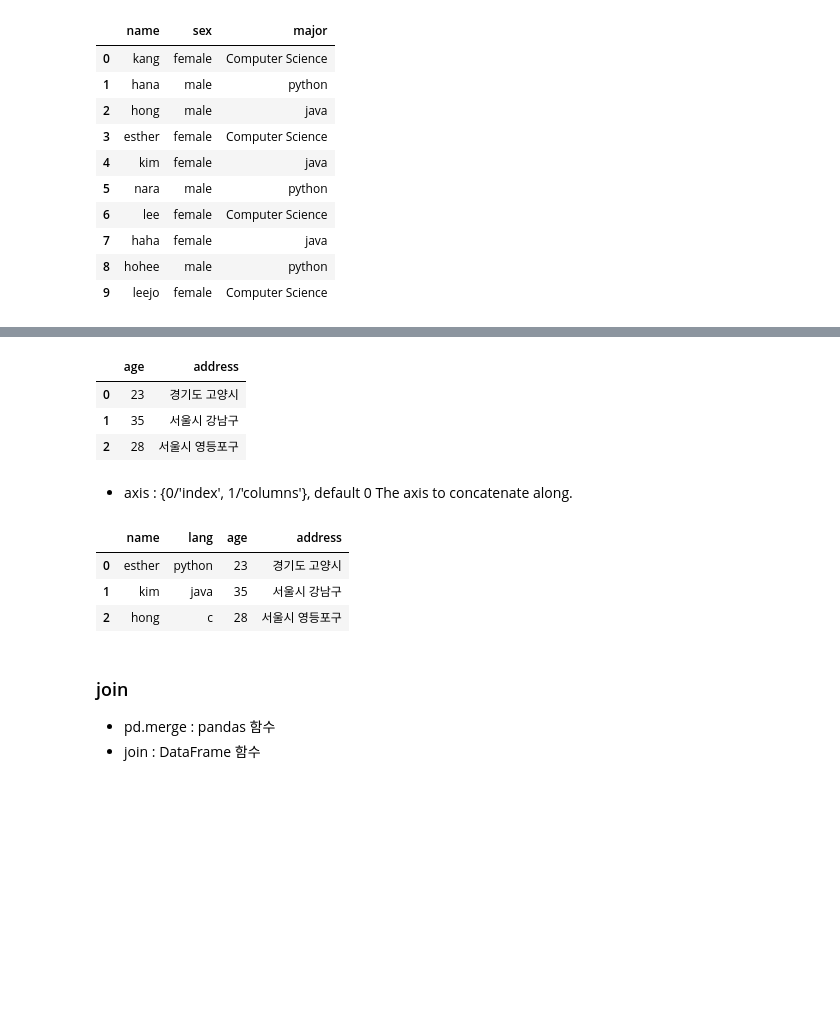
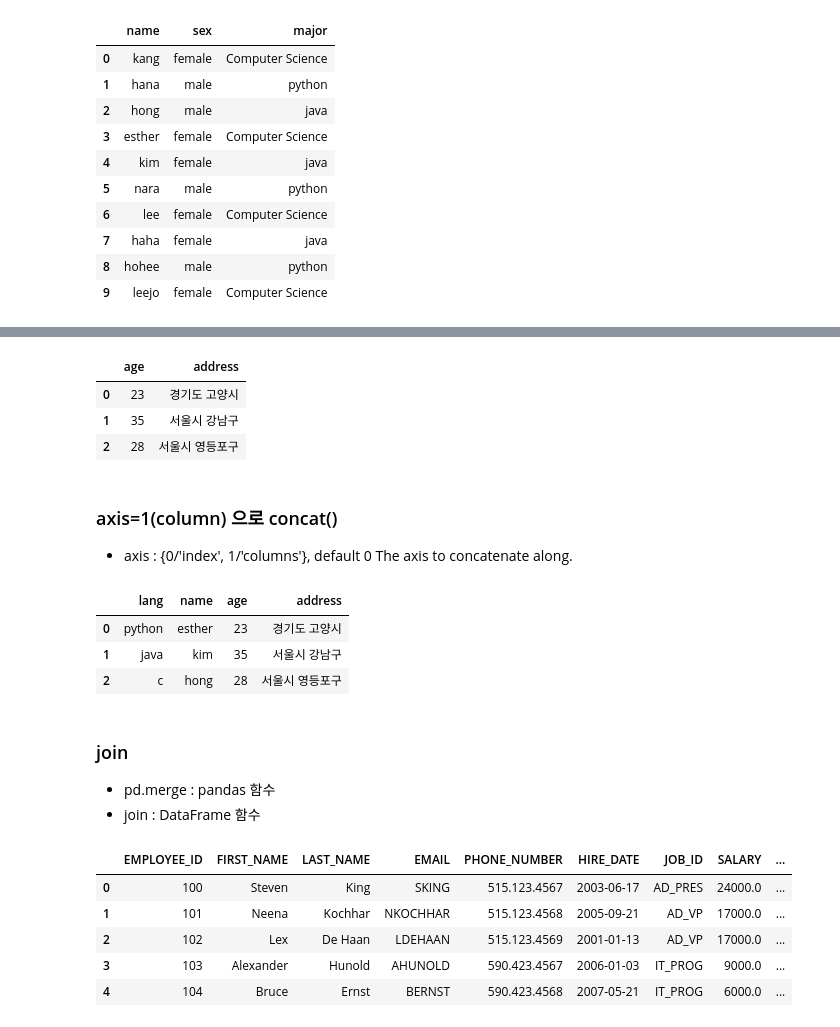
Before and after one commit to SwimmingHwang/practice-python, a Jupyter notebook: python_data_analysis(2)_pandas(4).ipynb, the cells around one changed output, grey strips where cells are left out. Saved outputs shown, nothing was run; the diff lists cells and outputs as text; code cells hidden in the pictures; blank space fills up the shorter version.

```diff
--- a/python_data_analysis(2)_pandas(4).ipynb
+++ b/python_data_analysis(2)_pandas(4).ipynb
@@ -275,26 +366,25 @@ list3 = [
     {"age":35, 'address':'서울시 강남구'},
     {"age":28, 'address':'서울시 영등포구'},
 ]
+df3 = pd.DataFrame(list3, columns=['age','address'])
+df3
+# %% [output]
+|  | age | address |
+| 0 | 23 | 경기도 고양시 |
+| 1 | 35 | 서울시 강남구 |
+| 2 | 28 | 서울시 영등포구 |
-# %%
-df3 = pd.DataFrame(list3, columns=['age','address'])
-df3
-# %% [output]
-|  | age | address |
-| 0 | 23 | 경기도 고양시 |
-| 1 | 35 | 서울시 강남구 |
-| 2 | 28 | 서울시 영등포구 |
 # %% [markdown]
+### axis=1(column) 으로 concat()
 - axis : {0/'index', 1/'columns'}, default 0
     The axis to concatenate along.
 # %%
 result_col = pd.concat([df1,df3],axis = 1) # axis default는 0 (row)
+result_col
+# %% [output]
+|  | lang | name | age | address |
+| 0 | python | esther | 23 | 경기도 고양시 |
+| 1 | java | kim | 35 | 서울시 강남구 |
+| 2 | c | hong | 28 | 서울시 영등포구 |
-# %%
-result_col
-# %% [output]
-|  | name | lang | age | address |
-| 0 | esther | python | 23 | 경기도 고양시 |
-| 1 | kim | java | 35 | 서울시 강남구 |
-| 2 | hong | c | 28 | 서울시 영등포구 |
 # %% [markdown]
 ### join
 - pd.merge : pandas 함수
@@ -304,0 +395,9 @@ dept_df = pd.read_csv('pandas_data\department.csv')
+# %%
+emp_df.head()
+# %% [output]
+|  | EMPLOYEE_ID | FIRST_NAME | LAST_NAME | EMAIL | PHONE_NUMBER | HIRE_DATE | JOB_ID | SALARY | ... |
+| 0 | 100 | Steven | King | SKING | 515.123.4567 | 2003-06-17 | AD_PRES | 24000.0 | ... |
+| 1 | 101 | Neena | Kochhar | NKOCHHAR | 515.123.4568 | 2005-09-21 | AD_VP | 17000.0 | ... |
+| 2 | 102 | Lex | De Haan | LDEHAAN | 515.123.4569 | 2001-01-13 | AD_VP | 17000.0 | ... |
+| 3 | 103 | Alexander | Hunold | AHUNOLD | 590.423.4567 | 2006-01-03 | IT_PROG | 9000.0 | ... |
+| 4 | 104 | Bruce | Ernst | BERNST | 590.423.4568 | 2007-05-21 | IT_PROG | 6000.0 | ... |
```
Also changed, not shown: parts of 28 cells of this notebook, 1 other file.
